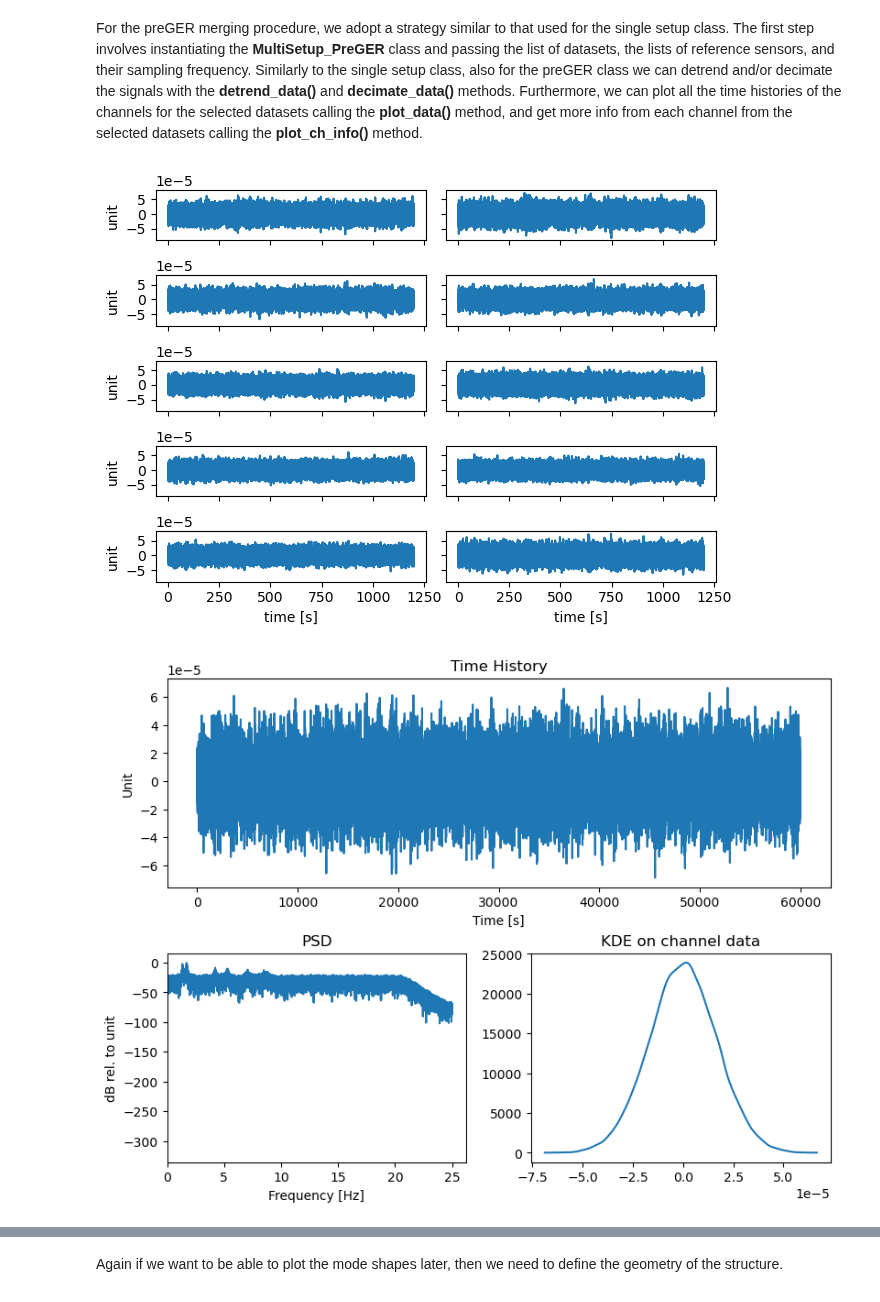
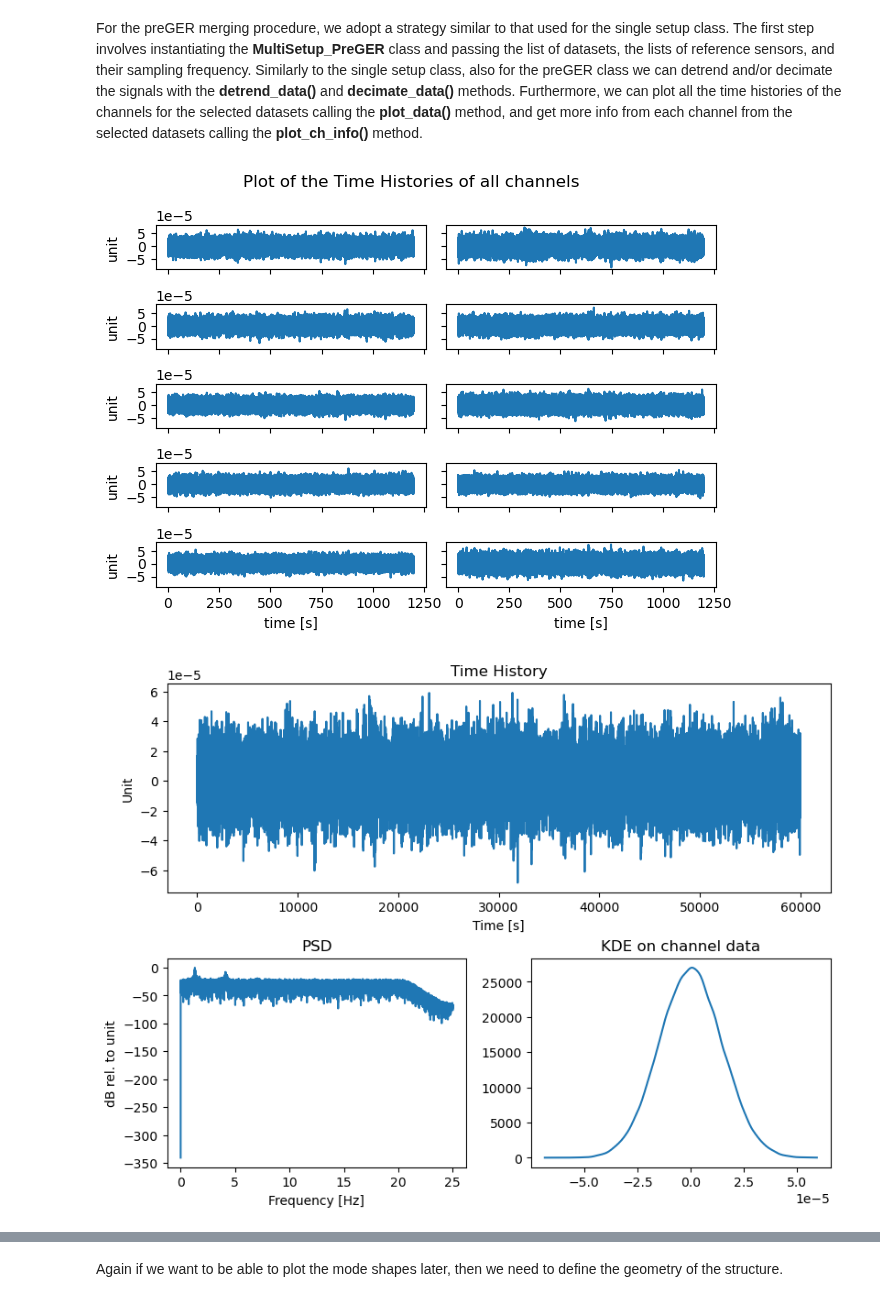
Before and after one commit to dagghe/pyOMA2, a Jupyter notebook: Examples/Example3_MultiSetupPreGER.ipynb, the cells around one changed output, grey strips where cells are left out. Saved outputs shown, nothing was run; the diff lists cells and outputs as text; code cells hidden in the pictures.

```diff
--- a/Examples/Example3_MultiSetupPreGER.ipynb
+++ b/Examples/Example3_MultiSetupPreGER.ipynb
@@ -16,25 +16,25 @@ from pyoma2.OMA import MultiSetup_PreGER
 For the preGER merging procedure, we adopt a strategy similar to that used for the single setup class. The first step involves instantiating the **MultiSetup_PreGER** class and passing the list of datasets, the lists of reference sensors, and their sampling frequency. Similarly to the single setup class, also for the preGER class we can detrend and/or decimate the signals with the **detrend_data()** and **decimate_data()** methods. Furthermore, we can plot all the time histories of the channels for the selected datasets calling the **plot_data()** method, and get more info from each channel from the selected datasets calling the **plot_ch_info()** method.
 # %%
 # import data files
-set1 = np.load("./src/pyoma2/test_data/3SL/set1.npy", allow_pickle=True)
-set2 = np.load("./src/pyoma2/test_data/3SL/set2.npy", allow_pickle=True)
-set3 = np.load("./src/pyoma2/test_data/3SL/set3.npy", allow_pickle=True)
+set1 = np.load("../src/pyoma2/test_data/3SL/set1.npy", allow_pickle=True)
+set2 = np.load("../src/pyoma2/test_data/3SL/set2.npy", allow_pickle=True)
+set3 = np.load("../src/pyoma2/test_data/3SL/set3.npy", allow_pickle=True)
 
 # list of datasets and reference indices
 data = [set1, set2, set3]
 ref_ind = [[0, 1, 2], [0, 1, 2], [0, 1, 2]]
 
 # Create multisetup
 msp = MultiSetup_PreGER(fs=100, ref_ind=ref_ind, datasets=data)
 
 # decimate data
 msp.decimate_data(q=2)
 
 # plot Time Histories of all channels for the selected datasets
-msp.plot_data(data_idx=[2], nc=2)
+fig, ax = msp.plot_data(data_idx=[2], nc=2)
 
 # Plot TH, PSD and KDE of the (selected) channels of the (selected) datasets
-figs, axs = msp.plot_ch_info(data_idx=[0,1], ch_idx=[-1])
+figs, axs = msp.plot_ch_info(data_idx=[1], ch_idx=[2])
 # %% [output]
-[figure, old version]
+[figure, new version]
-[figure, old version]
+[figure, new version]
```
Also changed, not shown: parts of 6 cells of this notebook, 4 other files.
